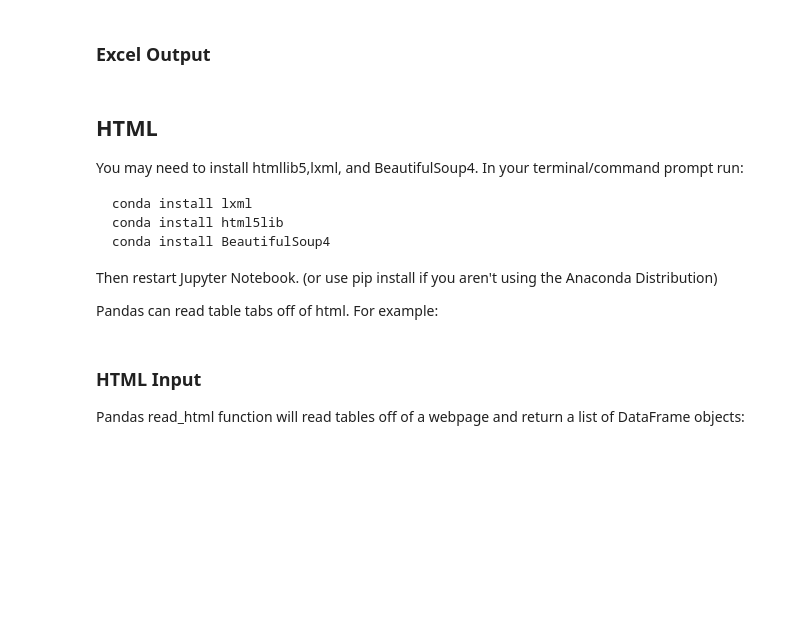
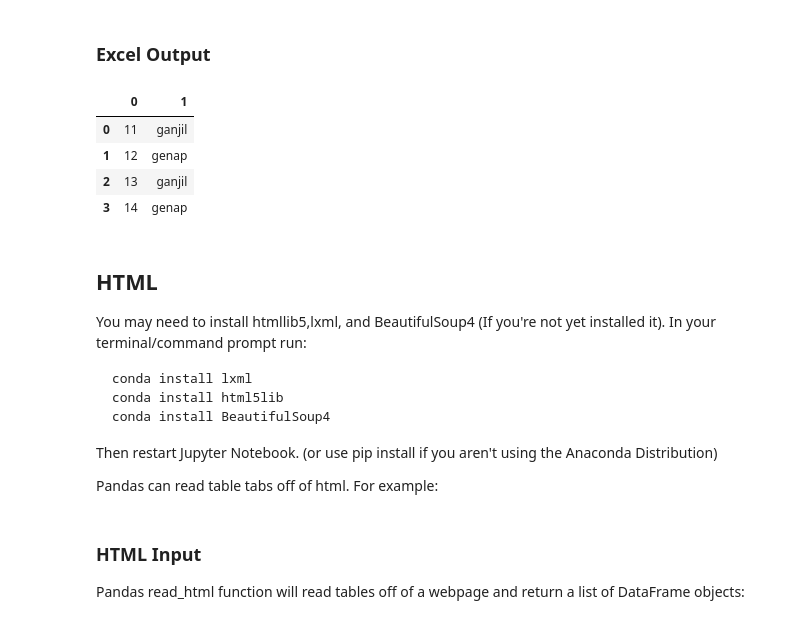
Before and after one commit to ComputingTelU/Pelatihan-Python, a Jupyter notebook: 2018/Python-for-Data-Analysis/Pandas/Data Input and Output.ipynb, the cells around one changed output. Cells and saved outputs as stored; diff of their text form; code cells hidden in the pictures; blank space fills up the shorter version.

```diff
--- a/2018/Python-for-Data-Analysis/Pandas/Data Input and Output.ipynb
+++ b/2018/Python-for-Data-Analysis/Pandas/Data Input and Output.ipynb
@@ -47,7 +64,15 @@ df.to_excel('Excel_Sample.xlsx',sheet_name='Sheet1')
+# %%
+pd.read_excel('output.xlsx', header = None)
+# %% [output]
+|  | 0 | 1 |
+| 0 | 11 | ganjil |
+| 1 | 12 | genap |
+| 2 | 13 | ganjil |
+| 3 | 14 | genap |
 # %% [markdown]
 ## HTML
 
-You may need to install htmllib5,lxml, and BeautifulSoup4. In your terminal/command prompt run:
+You may need to install htmllib5,lxml, and BeautifulSoup4 (If you're not yet installed it). In your terminal/command prompt run:
 
     conda install lxml
     conda install html5lib
```
Also changed, not shown: parts of 15 cells of this notebook.
